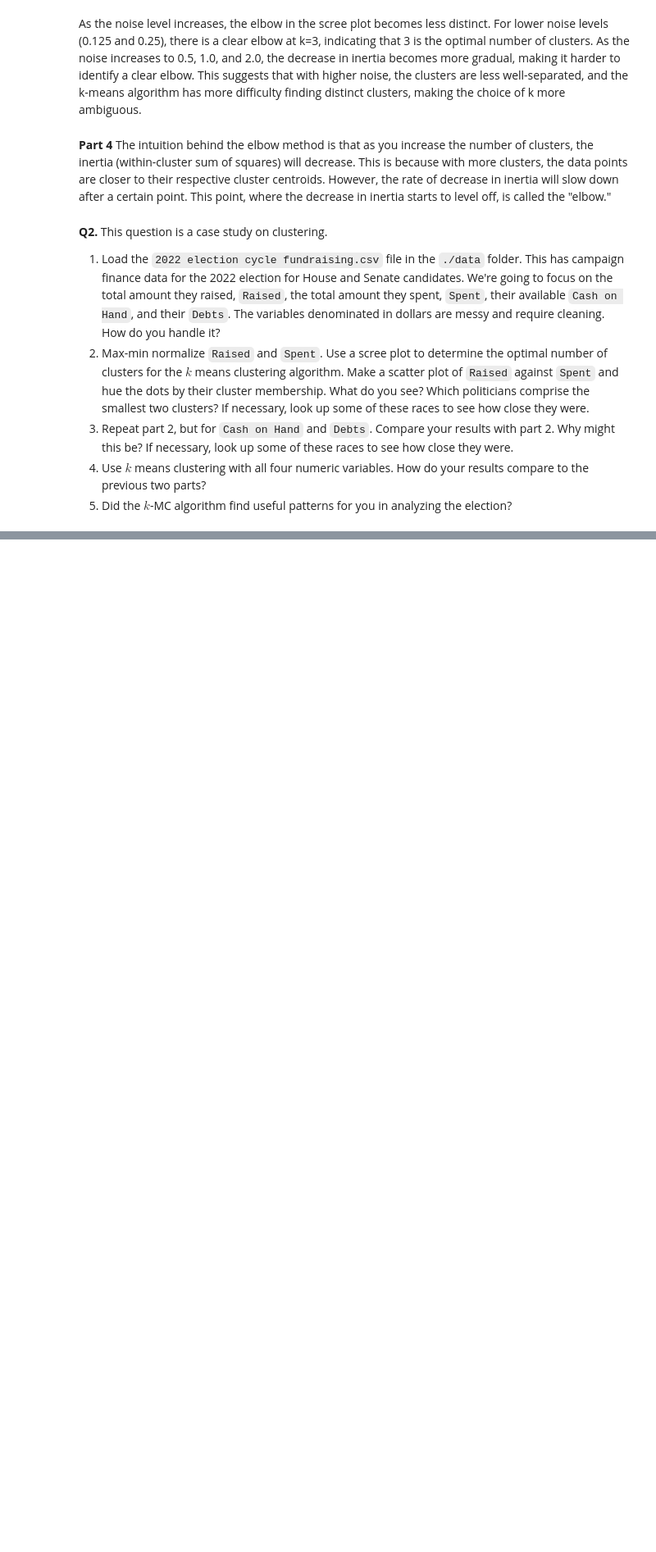
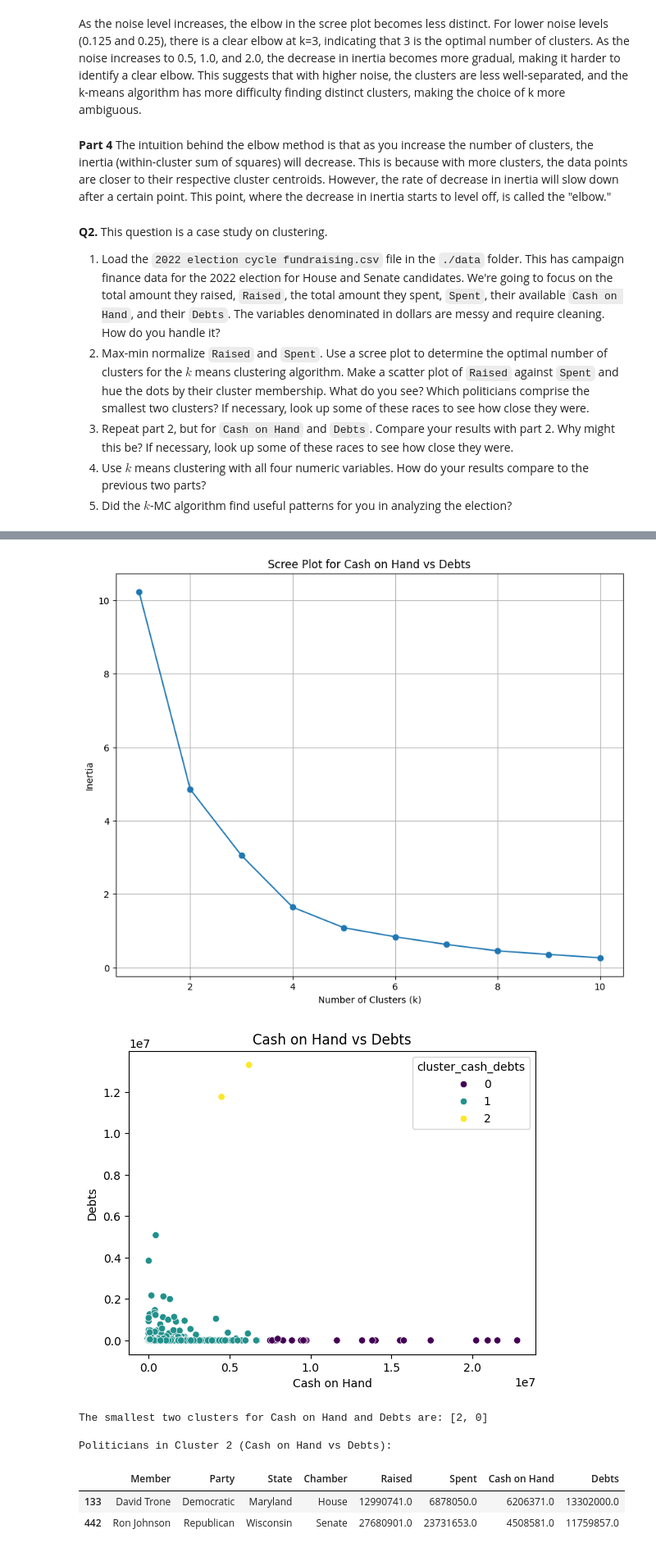
Before and after one commit to ap-vp/clustering_assignment, a Jupyter notebook: assignment_clustering.ipynb, the cells around one changed output, grey strips where cells are left out. Shown: that part at 82% size. Cells and saved outputs as stored; diff of their text form; code cells hidden in the pictures; blank space fills up the shorter version.

```diff
--- a/assignment_clustering.ipynb
+++ b/assignment_clustering.ipynb
@@ -167,0 +237,11 @@ import matplotlib.pyplot as plt
+# %%
+# Identify the smallest two clusters
+cluster_counts = election['cluster'].value_counts()
+smallest_clusters = cluster_counts.nsmallest(2).index.tolist()
+
+print(f"The smallest two clusters are: {smallest_clusters}")
+
+# Display politicians in the smallest clusters
+for cluster_id in smallest_clusters:
+    print(f"\nPoliticians in Cluster {cluster_id}:")
+    display(election[election['cluster'] == cluster_id][['Member', 'Party', 'State', 'Chamber', 'Raised', 'Spent', 'Cash on Hand', 'Debts']])
@@ -167,0 +274,62 @@ import matplotlib.pyplot as plt
+# %%
+#part 3
+from sklearn.cluster import KMeans
+import matplotlib.pyplot as plt
+import seaborn as sns
+
+# Max-min normalize 'Cash on Hand' and 'Debts'
+election['Cash on Hand_normalized'] = (election['Cash on Hand'] - election['Cash on Hand'].min()) / (election['Cash on Hand'].max() - election['Cash on Hand'].min())
+election['Debts_normalized'] = (election['Debts'] - election['Debts'].min()) / (election['Debts'].max() - election['Debts'].min())
+
+# Function to calculate inertia for different k values for Cash on Hand and Debts
+def calculate_inertia_cash_debts(df):
+    inertia = []
+    X = df[['Cash on Hand_normalized', 'Debts_normalized']]
+    for k in range(1, 11):  # Test k from 1 to 10
+        kmeans = KMeans(n_clusters=k, random_state=11, n_init=10)
+        kmeans.fit(X)
+        inertia.append(kmeans.inertia_)
+    return inertia
+
+inertia_cash_debts = calculate_inertia_cash_debts(election)
+
+# Plot scree plot for Cash on Hand vs Debts
+plt.figure(figsize=(10, 8))
+plt.plot(range(1, 11), inertia_cash_debts, marker='o')
+plt.title('Scree Plot for Cash on Hand vs Debts')
+plt.xlabel('Number of Clusters (k)')
+plt.ylabel('Inertia')
+plt.grid(True)
+plt.show()
+
+# Based on the scree plot, determine the optimal k (visually inspecting the plot)
+# Let's assume optimal k is 3 for demonstration purposes based on a potential elbow
+
+# Perform KMeans clustering with optimal k (e.g., k=3)
+kmeans_cash_debts = KMeans(n_clusters=3, random_state=11, n_init=10)
+election['cluster_cash_debts'] = kmeans_cash_debts.fit_predict(election[['Cash on Hand_normalized', 'Debts_normalized']])
+
+# Make a scatter plot of Cash on Hand against Debts and hue the dots by their cluster membership
+sns.scatterplot(data=election, x='Cash on Hand', y='Debts', hue='cluster_cash_debts', palette='viridis')
+plt.title('Cash on Hand vs Debts')
+plt.show()
+
+# Identify the smallest two clusters for Cash on Hand and Debts
+cluster_cash_debts_counts = election['cluster_cash_debts'].value_counts()
+smallest_clusters_cash_debts = cluster_cash_debts_counts.nsmallest(2).index.tolist()
+
+print(f"The smallest two clusters for Cash on Hand and Debts are: {smallest_clusters_cash_debts}")
+
+# Display politicians in the smallest clusters for Cash on Hand and Debts
+for cluster_id in smallest_clusters_cash_debts:
+    print(f"\nPoliticians in Cluster {cluster_id} (Cash on Hand vs Debts):")
+    display(election[election['cluster_cash_debts'] == cluster_id][['Member', 'Party', 'State', 'Chamber', 'Raised', 'Spent', 'Cash on Hand', 'Debts']])
+# %% [output]
+[figure, added]
+[figure, added]
+The smallest two clusters for Cash on Hand and Debts are: [2, 0]
+
+Politicians in Cluster 2 (Cash on Hand vs Debts):
+|  | Member | Party | State | Chamber | Raised | Spent | Cash on Hand | Debts |
+| 133 | David Trone | Democratic | Maryland | House | 12990741.0 | 6878050.0 | 6206371.0 | 13302000.0 |
+| 442 | Ron Johnson | Republican | Wisconsin | Senate | 27680901.0 | 23731653.0 | 4508581.0 | 11759857.0 |
```
Also changed, not shown: parts of 6 cells of this notebook.
